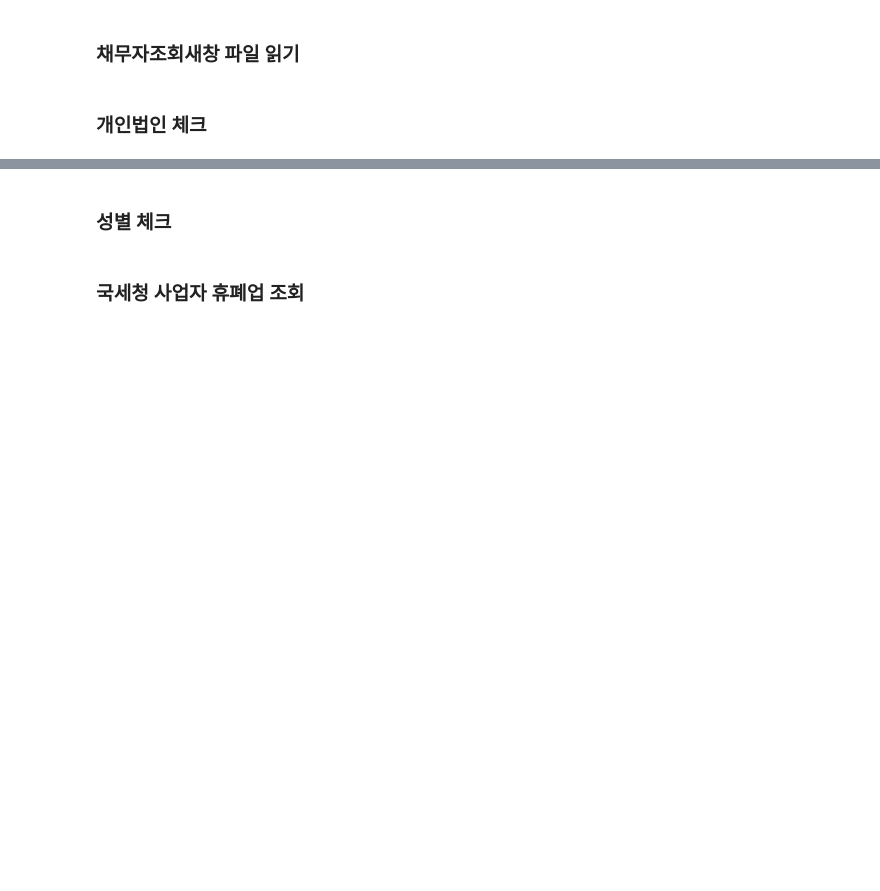
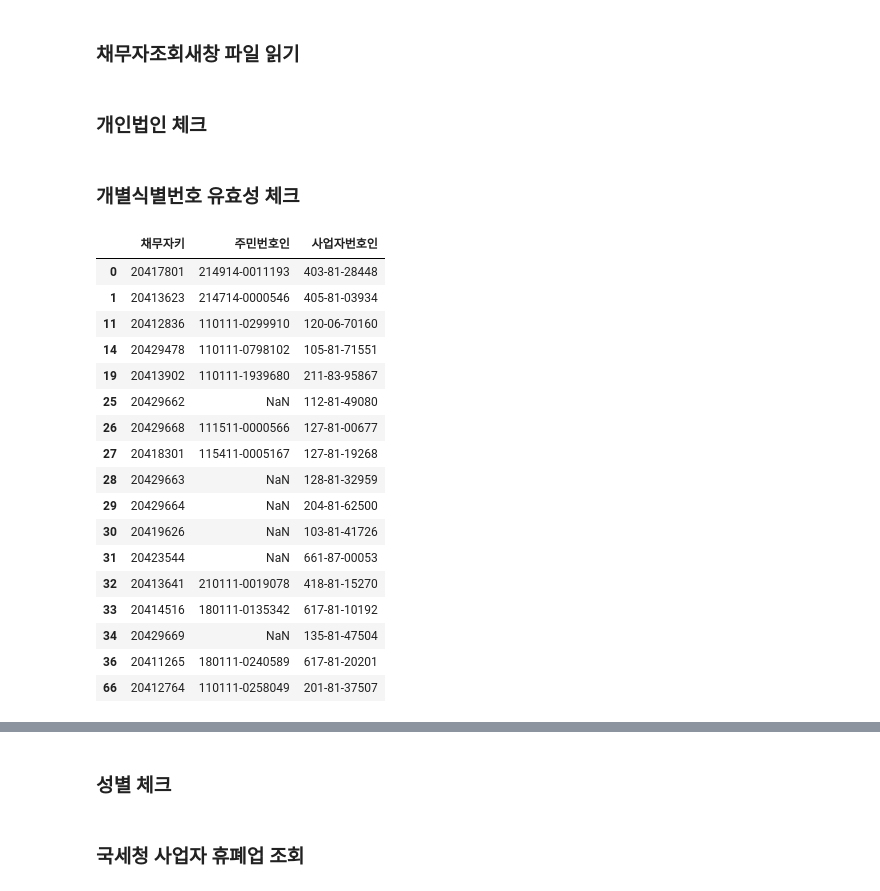
Before and after one commit to jbmyou/python_work, a Jupyter notebook: fileNaming/데이터클렌징/개인법인_성별.ipynb, the cells around one changed output, grey strips where cells are left out. Cells and saved outputs as stored; diff of their text form; code cells hidden in the pictures; blank space fills up the shorter version.

```diff
--- a/fileNaming/데이터클렌징/개인법인_성별.ipynb
+++ b/fileNaming/데이터클렌징/개인법인_성별.ipynb
@@ -138,0 +147,27 @@ df[df["new개인법인"] != df["개인법인"]][cols_for_save].to_excel(join(wd,
+# %% [markdown]
+### 개별식별번호 유효성 체크
+# %%
+# 확인후 최종점검
+wd = r"D:\3.자산\프로젝트\2023 전산데이터 클렌징 및 업무개편 프로젝트\check\개인법인,성별"
+temp = pd.read_excel(join(wd, "check개인법인~.xlsx"), dtype=str)[["채무자키","주민번호인","사업자번호인"]]
+# %%
+temp[temp.사업자번호인.notna()]
+# %% [output]
+|  | 채무자키 | 주민번호인 | 사업자번호인 |
+| 0 | 20417801 | 214914-0011193 | 403-81-28448 |
+| 1 | 20413623 | 214714-0000546 | 405-81-03934 |
+| 11 | 20412836 | 110111-0299910 | 120-06-70160 |
+| 14 | 20429478 | 110111-0798102 | 105-81-71551 |
+| 19 | 20413902 | 110111-1939680 | 211-83-95867 |
+| 25 | 20429662 | NaN | 112-81-49080 |
+| 26 | 20429668 | 111511-0000566 | 127-81-00677 |
+| 27 | 20418301 | 115411-0005167 | 127-81-19268 |
+| 28 | 20429663 | NaN | 128-81-32959 |
+| 29 | 20429664 | NaN | 204-81-62500 |
+| 30 | 20419626 | NaN | 103-81-41726 |
+| 31 | 20423544 | NaN | 661-87-00053 |
+| 32 | 20413641 | 210111-0019078 | 418-81-15270 |
+| 33 | 20414516 | 180111-0135342 | 617-81-10192 |
+| 34 | 20429669 | NaN | 135-81-47504 |
+| 36 | 20411265 | 180111-0240589 | 617-81-20201 |
+| 66 | 20412764 | 110111-0258049 | 201-81-37507 |
```
Also changed, not shown: parts of 8 cells of this notebook, 2 other files.
